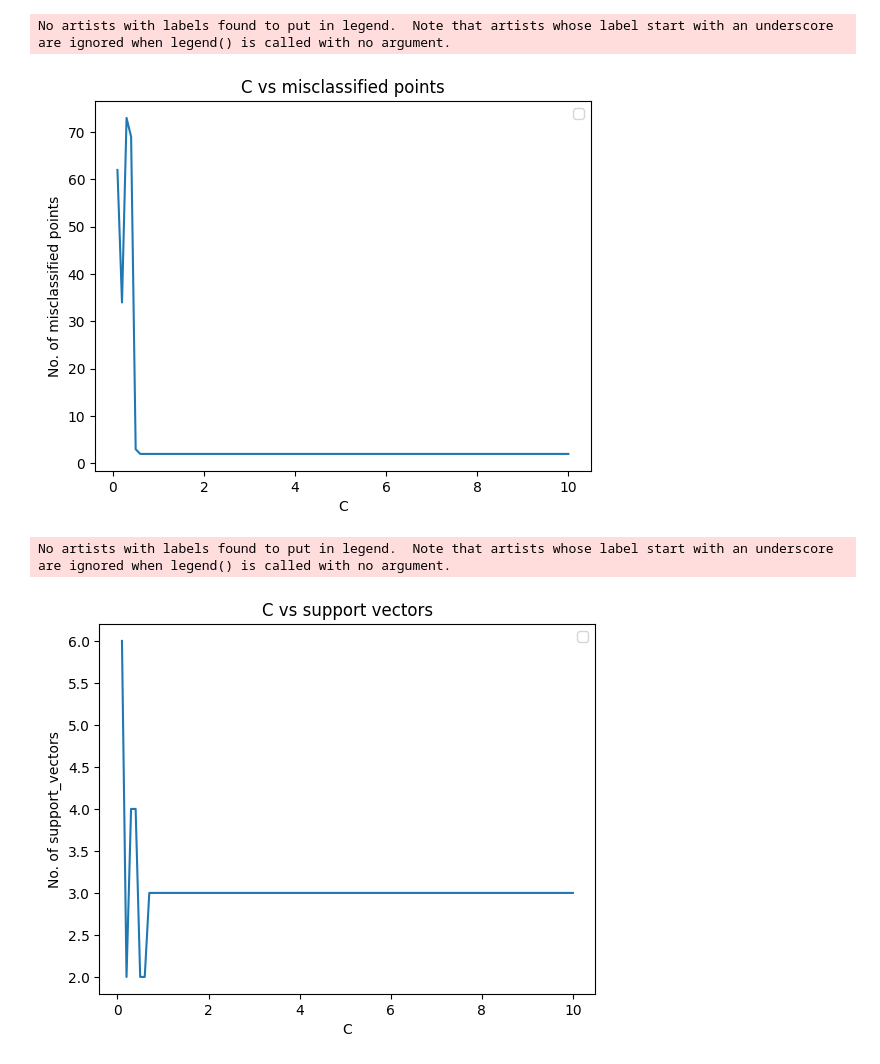
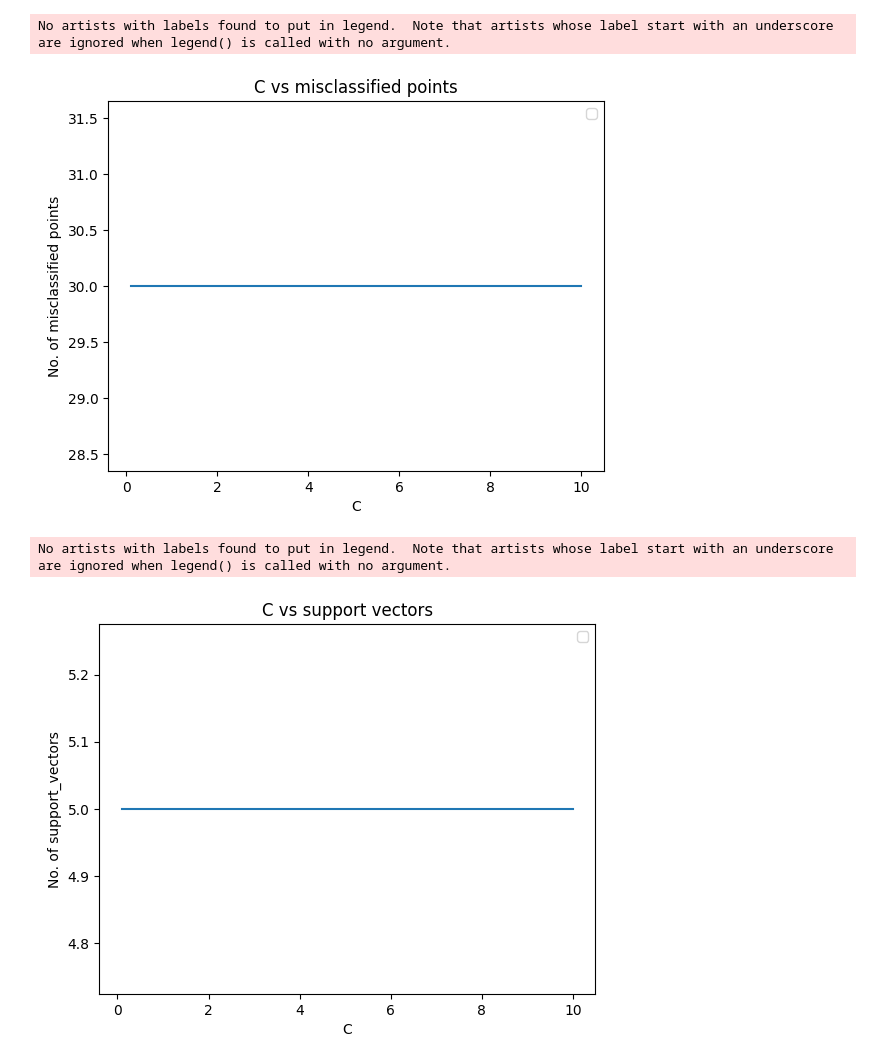
Before and after one commit to Aditya-Y-29/ML-Assignments, a Jupyter notebook: Assignment-2/Task2.ipynb, the cells around one changed output. Drawn from its saved outputs; the diff is of its cells as text; code cells hidden in the pictures.

```diff
--- a/Assignment-2/Task2.ipynb
+++ b/Assignment-2/Task2.ipynb
@@ -76,44 +76,47 @@ support_vector_list = []
 for c in np.arange(0.1, 10.01, 0.1):
     c = round(c, 2)
     c_list.append(c)
+    y = y_m
     weight_vector_m, intercept_m, support_vectors = get_svm_weight_vector_and_intercept(X, y_m, c)
+    y = y_n
     weight_vector_n, intercept_n, support_vectors = get_svm_weight_vector_and_intercept(X, y_n, c)
+    y = y_l
     weight_vector_l, intercept_l, support_vectors = get_svm_weight_vector_and_intercept(X, y_l, c)
     value_1 = 0
     value_2 = 0
     value_3 = 0
     error = 0
     for i in range(len(X)):
         value_1 = (weight_vector_m[0] * X[i][0] + weight_vector_m[1] * X[i][1] + intercept_m) / np.linalg.norm(weight_vector_m)
         value_2 = (weight_vector_n[0] * X[i][0] + weight_vector_n[1] * X[i][1] + intercept_n) / np.linalg.norm(weight_vector_n)
         value_3 = (weight_vector_l[0] * X[i][0] + weight_vector_l[1] * X[i][1] + intercept_l) / np.linalg.norm(weight_vector_l)
         if value_1 >= value_2 and value_1 >= value_3 and i >= 50:
             error += 1
         if value_2 >= value_1 and value_2 >= value_3 and i < 50 and i >=100:
             error += 1
         if value_3 >= value_2 and value_3 >= value_1 and i < 100:
             error += 1
     error_list.append(error)
     support_vector_list.append(support_vectors)
 
 plt.plot(c_list, error_list)
 plt.xlabel('C')
 plt.ylabel('No. of misclassified points')
 plt.title('C vs misclassified points')
 plt.legend()
 plt.show()
 
 plt.plot(c_list, support_vector_list)
 plt.xlabel('C')
 plt.ylabel('No. of support_vectors')
 plt.title('C vs support vectors')
 plt.legend()
 plt.show()
 # %% [output]
 No artists with labels found to put in legend.  Note that artists whose label start with an underscore are ignored when legend() is called with no argument.
-[figure, old version]
+[figure, new version]
 No artists with labels found to put in legend.  Note that artists whose label start with an underscore are ignored when legend() is called with no argument.
-[figure, old version]
+[figure, new version]
 # %%
 # Finding the equation of hyperplane
 X = np.array(df[['speed', 'price']].values.tolist())
```
Also changed, not shown: parts of 2 cells of this notebook.
